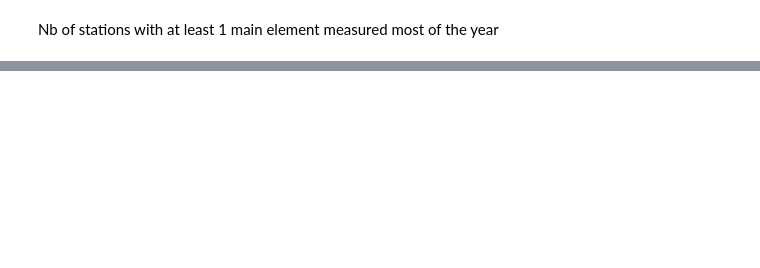
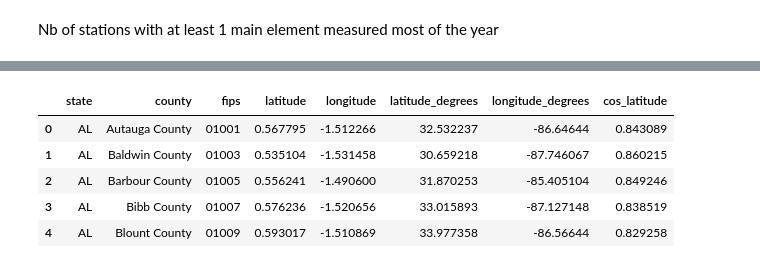
Before and after one commit to severine-baudry/capstone_data_engineer, a Jupyter notebook: US_weather_explore_measurements.ipynb, the cells around one changed output, grey strips where cells are left out. Drawn from its saved outputs; the diff is of its cells as text; code cells hidden in the pictures; blank space fills up the shorter version.

```diff
--- a/US_weather_explore_measurements.ipynb
+++ b/US_weather_explore_measurements.ipynb
@@ -301,0 +182,29 @@ df_pivot_measure_2.groupby("indicator").agg( { "SNOW" : max,
+# %%
+def counties_lat_long_(name):
+    with open(name) as f :
+        headers = f.readline().split()
+        l_headers = len(headers)
+        print("len of headers : ", l_headers )
+        l_res = []
+        for line in f :
+            l_str = line.split()
+            state = l_str[0]
+            fips = l_str[1]
+            latitude = l_str[-2]
+            longitude = l_str[-1]
+            l = len(l_str)
+            n_words = l - l_headers + 1
+            county = " ".join( l_str[3:3+n_words] )
+            #d_res.setdefault(state, []).append( [ state, county, fips, latitude, longitude ])
+            l_res.append( [state, county, fips, latitude, longitude ])
+        return l_res
+# %%
+def counties_lat_long(name):
+    l_gazeeter = counties_lat_long_(name)
+    df_gazeeter = pd.DataFrame(l_gazeeter, columns = ["state", "county", "fips", "latitude", "longitude"])
+    return df_gazeeter
+# %%
+data_root = os.path.join(project_path, 'DATA/')
+# %%
+gazeeter_counties= counties_lat_long( os.path.join(data_root,"2020_Gaz_counties_national.txt"))
+print("number of counties from Gazeeter : ", len(gazeeter_counties))
@@ -301,0 +222,9 @@ df_pivot_measure_2.groupby("indicator").agg( { "SNOW" : max,
+# %%
+gazeeter_counties.head()
+# %% [output]
+|  | state | county | fips | latitude | longitude | latitude_degrees | longitude_degrees | cos_latitude |
+| 0 | AL | Autauga County | 01001 | 0.567795 | -1.512266 | 32.532237 | -86.64644 | 0.843089 |
+| 1 | AL | Baldwin County | 01003 | 0.535104 | -1.531458 | 30.659218 | -87.746067 | 0.860215 |
+| 2 | AL | Barbour County | 01005 | 0.556241 | -1.490600 | 31.870253 | -85.405104 | 0.849246 |
+| 3 | AL | Bibb County | 01007 | 0.576236 | -1.520656 | 33.015893 | -87.127148 | 0.838519 |
+| 4 | AL | Blount County | 01009 | 0.593017 | -1.510869 | 33.977358 | -86.56644 | 0.829258 |
```
Also changed, not shown: parts of 41 cells of this notebook.
